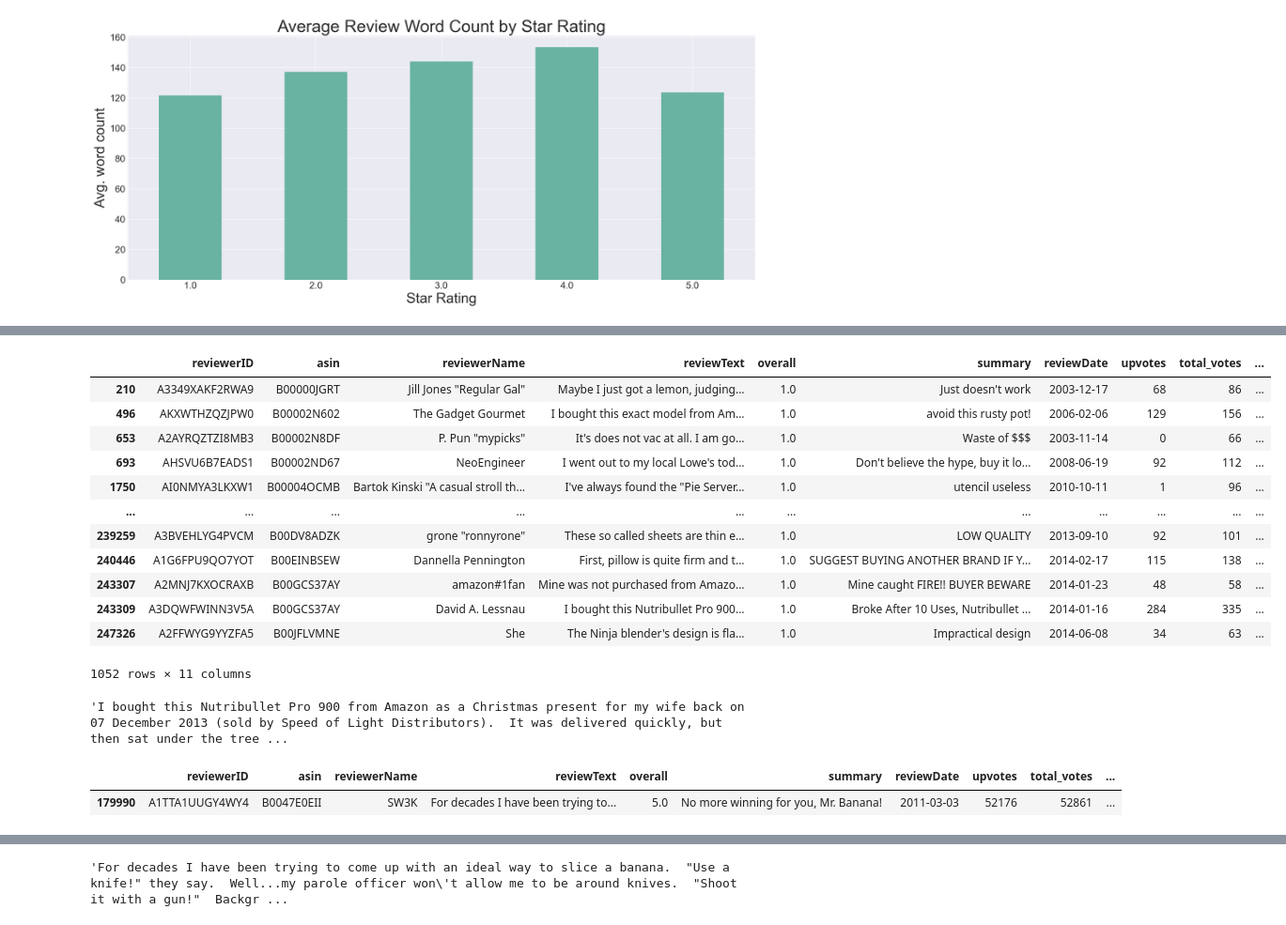
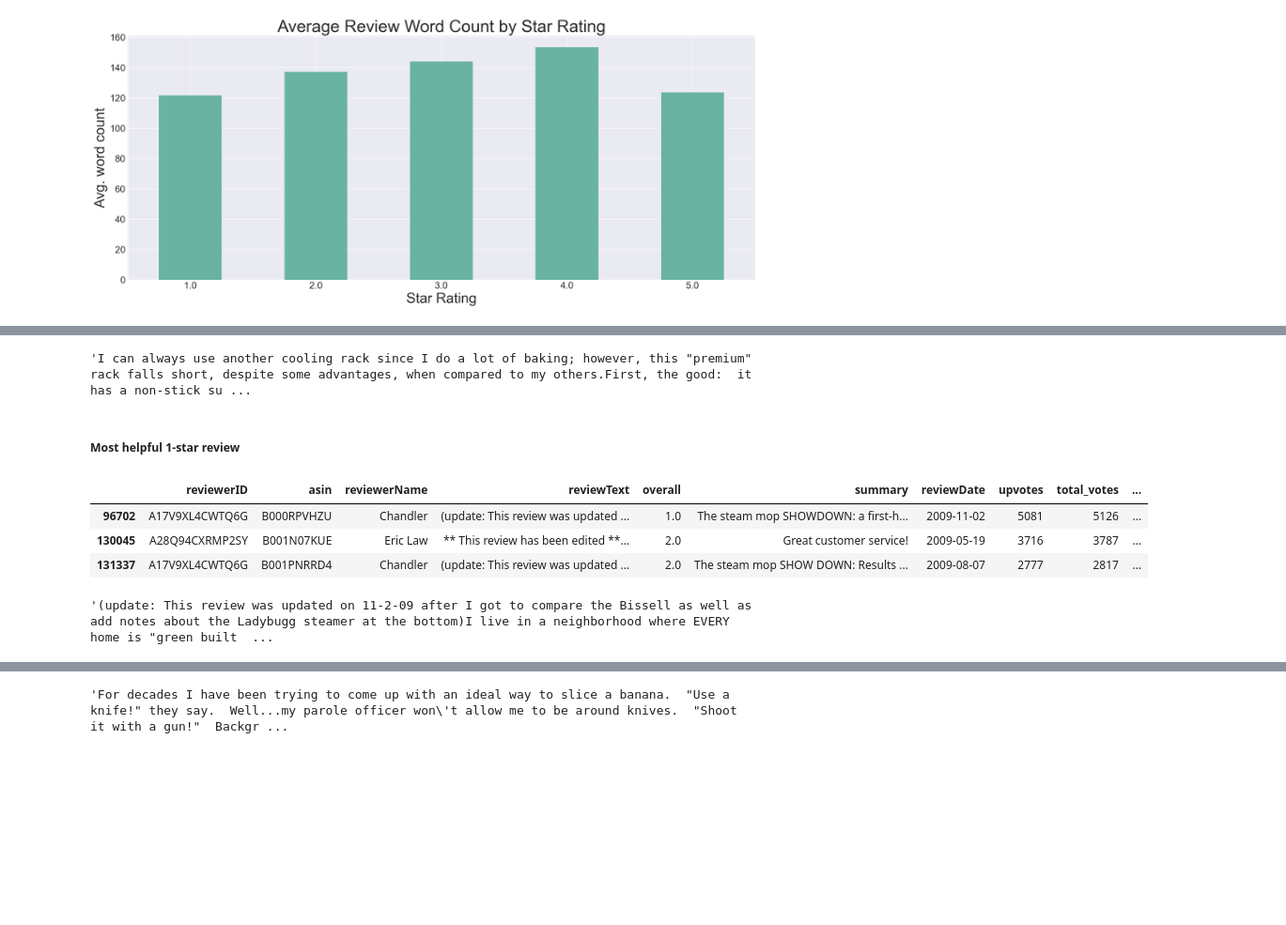
Before and after one commit to doosey33/Capstone-Project, a Jupyter notebook: Amazon-Reviews-EDA.ipynb, the cells around one changed output, grey strips where cells are left out. Shown: that part at 94% size. Saved outputs shown, nothing was run; the diff lists cells and outputs as text; code cells hidden in the pictures; blank space fills up the shorter version.

```diff
--- a/Amazon-Reviews-EDA.ipynb
+++ b/Amazon-Reviews-EDA.ipynb
@@ -320,0 +332,7 @@ plt.xlabel('Star Rating', size=25);
+# %%
+votes_df.drop(votes_df[votes_df['review_word_count'] == 0].index, inplace=True)
+
+# Resetting index after dropping rows
+votes_df.reset_index(drop=True, inplace=True)
+
+print(votes_df.shape)
@@ -367,25 +347,17 @@ votes_df[votes_df['total_votes'] > 50]
+# %%
+votes_df['reviewText'].iloc[243309]
+# %% [output]
+'I can always use another cooling rack since I do a lot of baking; however, this "premium" rack falls short, despite some advantages, when compared to my others.First, the good:  it has a non-stick su ...
+# %% [markdown]
+##### Most helpful 1-star review
 # %%
-votes_df[(votes_df['total_votes'] > 50) & (votes_df['overall'] < 3)]
+votes_df[(votes_df['total_votes'] > 50) & (votes_df['overall'] < 3)].sort_values(by=['total_votes', 'ratio'], ascending=False).head(3)
 # %% [output]
 |  | reviewerID | asin | reviewerName | reviewText | overall | summary | reviewDate | upvotes | total_votes | ... |
-| 210 | A3349XAKF2RWA9 | B00000JGRT | Jill Jones "Regular Gal" | Maybe I just got a lemon, judging... | 1.0 | Just doesn't work | 2003-12-17 | 68 | 86 | ... |
-| 496 | AKXWTHZQZJPW0 | B00002N602 | The Gadget Gourmet | I bought this exact model from Am... | 1.0 | avoid this rusty pot! | 2006-02-06 | 129 | 156 | ... |
-| 653 | A2AYRQZTZI8MB3 | B00002N8DF | P. Pun "mypicks" | It's does not vac at all. I am go... | 1.0 | Waste of $$$ | 2003-11-14 | 0 | 66 | ... |
-| 693 | AHSVU6B7EADS1 | B00002ND67 | NeoEngineer | I went out to my local Lowe's tod... | 1.0 | Don't believe the hype, buy it lo... | 2008-06-19 | 92 | 112 | ... |
-| 1750 | AI0NMYA3LKXW1 | B00004OCMB | Bartok Kinski "A casual stroll th... | I've always found the "Pie Server... | 1.0 | utencil useless | 2010-10-11 | 1 | 96 | ... |
-| ... | ... | ... | ... | ... | ... | ... | ... | ... | ... | ... |
-| 239259 | A3BVEHLYG4PVCM | B00DV8ADZK | grone "ronnyrone" | These so called sheets are thin e... | 1.0 | LOW QUALITY | 2013-09-10 | 92 | 101 | ... |
-| 240446 | A1G6FPU9QO7YOT | B00EINBSEW | Dannella Pennington | First, pillow is quite firm and t... | 1.0 | SUGGEST BUYING ANOTHER BRAND IF Y... | 2014-02-17 | 115 | 138 | ... |
-| 243307 | A2MNJ7KXOCRAXB | B00GCS37AY | amazon#1fan | Mine was not purchased from Amazo... | 1.0 | Mine caught FIRE!! BUYER BEWARE | 2014-01-23 | 48 | 58 | ... |
-| 243309 | A3DQWFWINN3V5A | B00GCS37AY | David A. Lessnau | I bought this Nutribullet Pro 900... | 1.0 | Broke After 10 Uses, Nutribullet ... | 2014-01-16 | 284 | 335 | ... |
-| 247326 | A2FFWYG9YYZFA5 | B00JFLVMNE | She | The Ninja blender's design is fla... | 1.0 | Impractical design | 2014-06-08 | 34 | 63 | ... |
+| 96702 | A17V9XL4CWTQ6G | B000RPVHZU | Chandler | (update: This review was updated ... | 1.0 | The steam mop SHOWDOWN: a first-h... | 2009-11-02 | 5081 | 5126 | ... |
+| 130045 | A28Q94CXRMP2SY | B001N07KUE | Eric Law | ** This review has been edited **... | 2.0 | Great customer service! | 2009-05-19 | 3716 | 3787 | ... |
+| 131337 | A17V9XL4CWTQ6G | B001PNRRD4 | Chandler | (update: This review was updated ... | 2.0 | The steam mop SHOW DOWN: Results ... | 2009-08-07 | 2777 | 2817 | ... |
-1052 rows × 11 columns
-# %%
-votes_df['reviewText'].iloc[243309]
-# %% [output]
-'I bought this Nutribullet Pro 900 from Amazon as a Christmas present for my wife back on 07 December 2013 (sold by Speed of Light Distributors).  It was delivered quickly, but then sat under the tree ...
-# %%
-votes_df[votes_df['total_votes'] == max(votes_df['total_votes'])]
-# %% [output]
-|  | reviewerID | asin | reviewerName | reviewText | overall | summary | reviewDate | upvotes | total_votes | ... |
-| 179990 | A1TTA1UUGY4WY4 | B0047E0EII | SW3K | For decades I have been trying to... | 5.0 | No more winning for you, Mr. Banana! | 2011-03-03 | 52176 | 52861 | ... |
+# %%
+votes_df['reviewText'].iloc[96702]
+# %% [output]
+'(update: This review was updated on 11-2-09 after I got to compare the Bissell as well as add notes about the Ladybugg steamer at the bottom)I live in a neighborhood where EVERY home is "green built  ...
```
Also changed, not shown: parts of 47 cells of this notebook, 13 other files.
